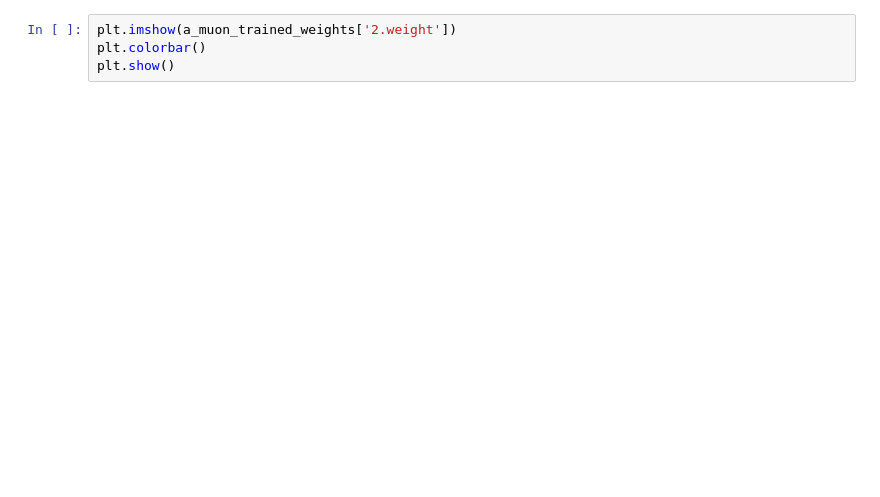
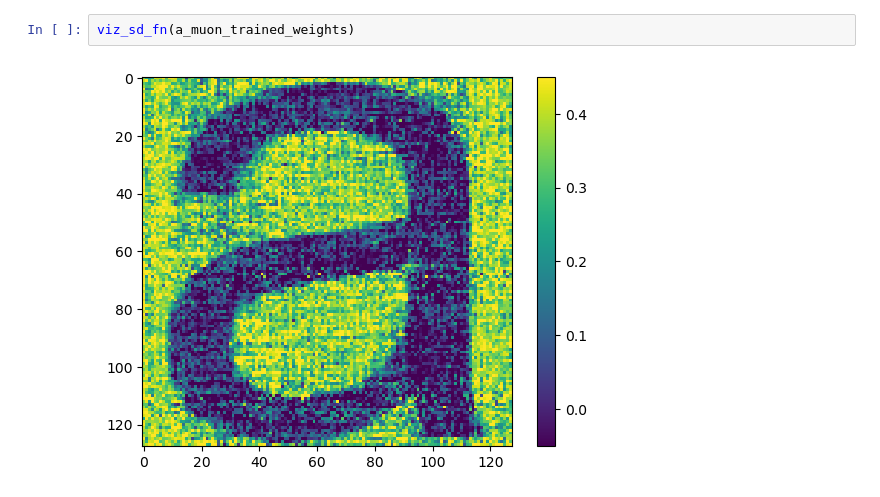
Before and after one commit to ssnl/cifar10-airbench, a Jupyter notebook: muon_shape_a.ipynb, the cells around one changed output. Saved outputs shown, nothing was run; the diff lists cells and outputs as text; blank space fills up the shorter version.

```diff
--- a/muon_shape_a.ipynb
+++ b/muon_shape_a.ipynb
@@ -270,4 +287,4 @@ KeyboardInterrupt:
-# %%
-plt.imshow(a_muon_trained_weights['2.weight'])
-plt.colorbar()
-plt.show()
+# %%
+viz_sd_fn(a_muon_trained_weights)
+# %% [output]
+[figure, added]
```
Also changed, not shown: parts of 12 cells of this notebook, 1 other file.
